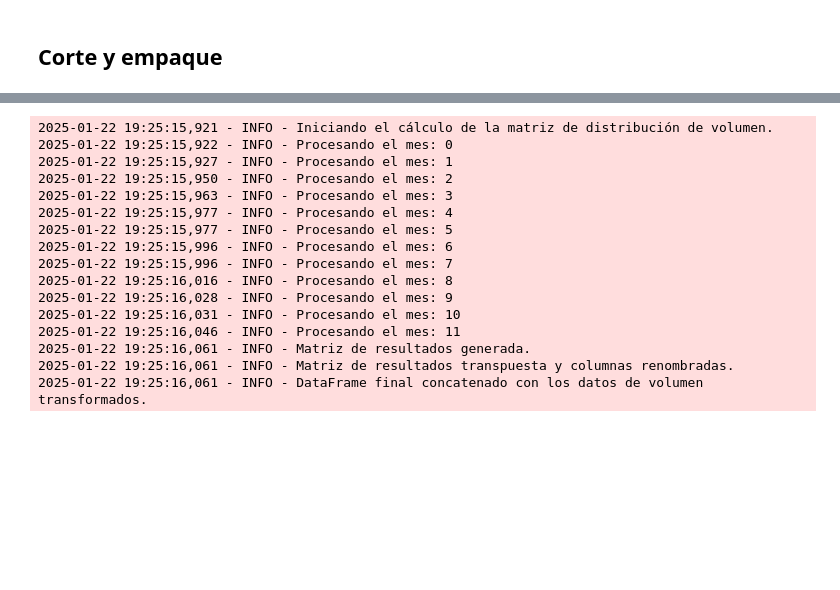
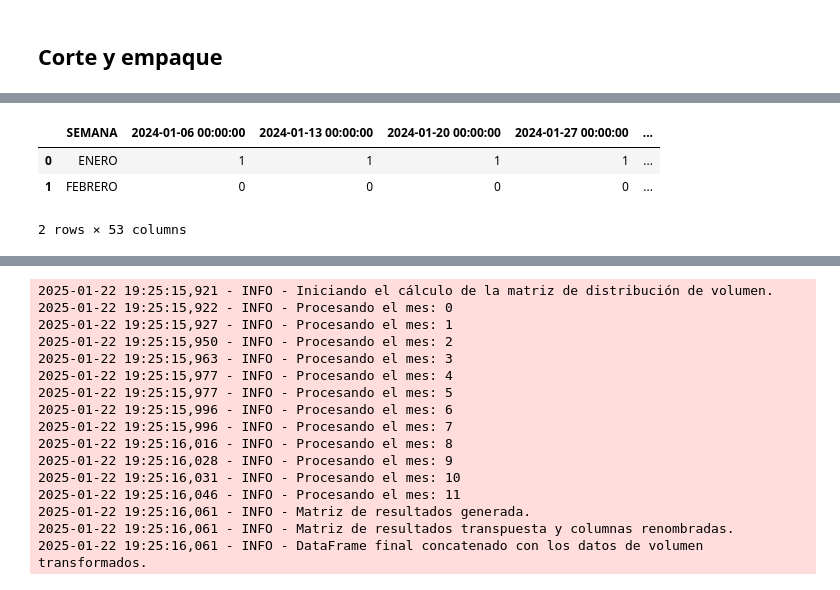
Before and after one commit to ngarrido24/mano_de_obra_agrovid, a Jupyter notebook: mano_de_obra.ipynb, the cells around one changed output, grey strips where cells are left out. Cells and saved outputs as stored; diff of their text form; code cells hidden in the pictures; blank space fills up the shorter version.

```diff
--- a/mano_de_obra.ipynb
+++ b/mano_de_obra.ipynb
@@ -125,0 +273,8 @@ new_columns = ['2024-01', '2024-02', '2024-03', '2024-04', '2024-05', '2024-06',
+# %%
+volum_distribution.columns = list(volum_distribution.columns[:1]) + [pd.to_datetime(col, dayfirst=True, errors='coerce') for col in volum_distribution.columns[1:]]
+volum_distribution.head(2)
+# %% [output]
+|  | SEMANA | 2024-01-06 00:00:00 | 2024-01-13 00:00:00 | 2024-01-20 00:00:00 | 2024-01-27 00:00:00 | ... |
+| 0 | ENERO | 1 | 1 | 1 | 1 | ... |
+| 1 | FEBRERO | 0 | 0 | 0 | 0 | ... |
+2 rows × 53 columns
```
Also changed, not shown: parts of 18 cells of this notebook, 4 other files.
